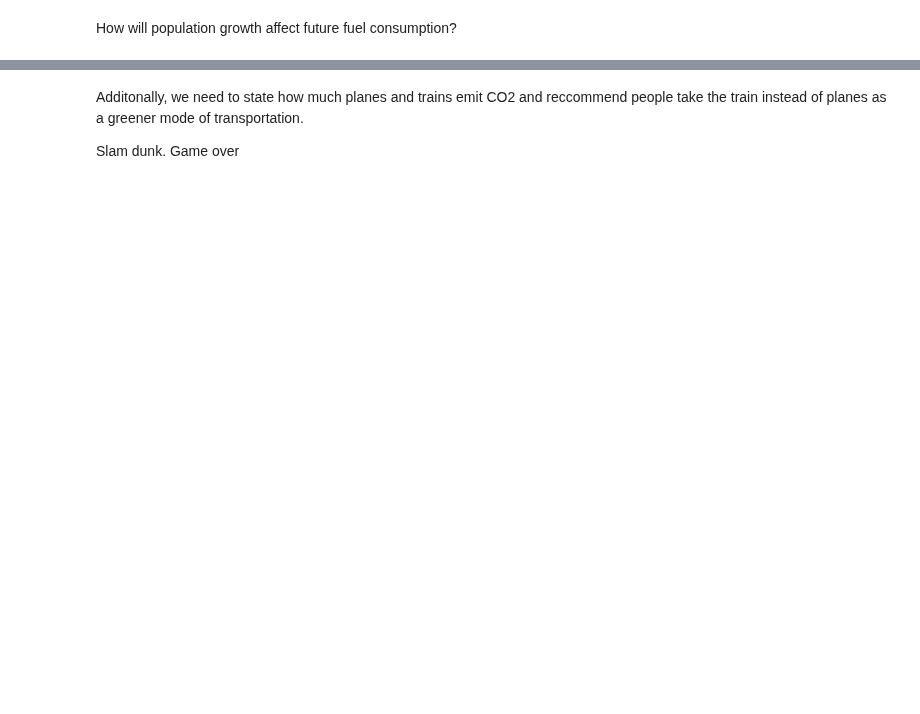
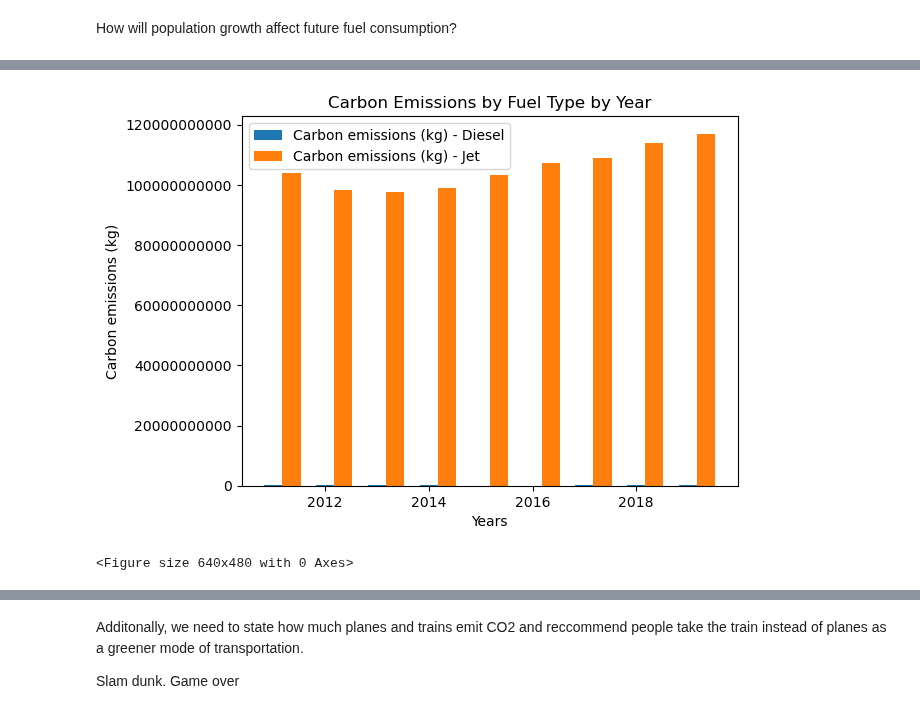
Before and after one commit to bennettnorth/Group-5-Project-1, a Jupyter notebook: Project File.ipynb, the cells around one changed output, grey strips where cells are left out. Saved outputs shown, nothing was run; the diff lists cells and outputs as text; code cells hidden in the pictures; blank space fills up the shorter version.

```diff
--- a/Project File.ipynb
+++ b/Project File.ipynb
@@ -502,0 +485,35 @@ TypeError: 'module' object is not callable
+# %%
+# Data
+
+emissions = pd.read_csv("Resources/Linear_regression_data.csv")
+
+years = emissions['Years']
+jet_emissions = emissions['Fuel consumption (metric tons/carbon)']
+diesel_emissions = emissions['Fuel consumption (kg/carbon)']
+
+# Convert fuel consumption in tons to kilograms
+fuel_consumption_kg_tons = [x * 1000 *1000 for x in jet_emissions]
+
+width = .35
+
+# Plotting
+plt.bar(years, diesel_emissions, width, label='Carbon emissions (kg) - Diesel')
+plt.bar(years + width, fuel_consumption_kg_tons, width, label='Carbon emissions (kg) - Jet')
+
+plt.ticklabel_format(style='plain')
+
+
+# Axes labels and title
+plt.xlabel('Years')
+plt.ylabel('Carbon emissions (kg)')
+plt.title('Carbon Emissions by Fuel Type by Year')
+
+# Legend
+plt.legend()
+
+# Display the graph
+plt.show()
+plt.savefig("Resources/Carbon Emissions by Fuel Type by Year.png")
+# %% [output]
+[figure, added]
+<Figure size 640x480 with 0 Axes>
```
Also changed, not shown: parts of 5 cells of this notebook, 1 other file.
